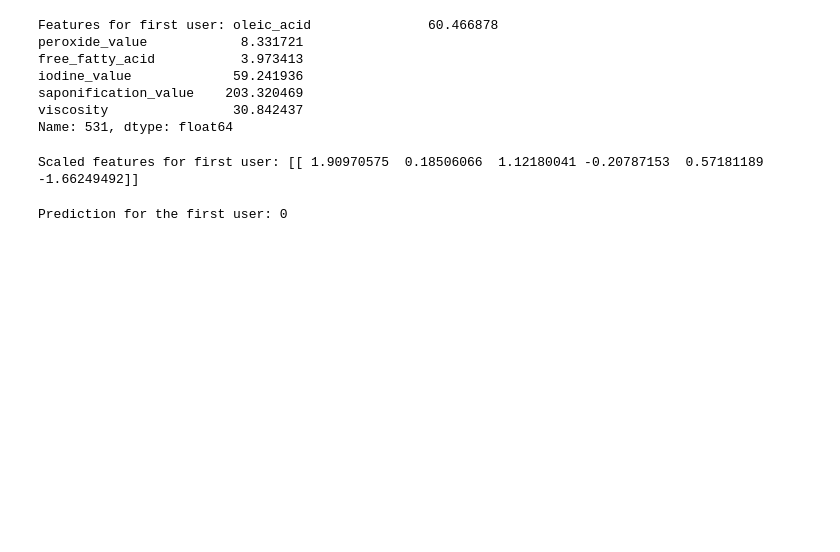
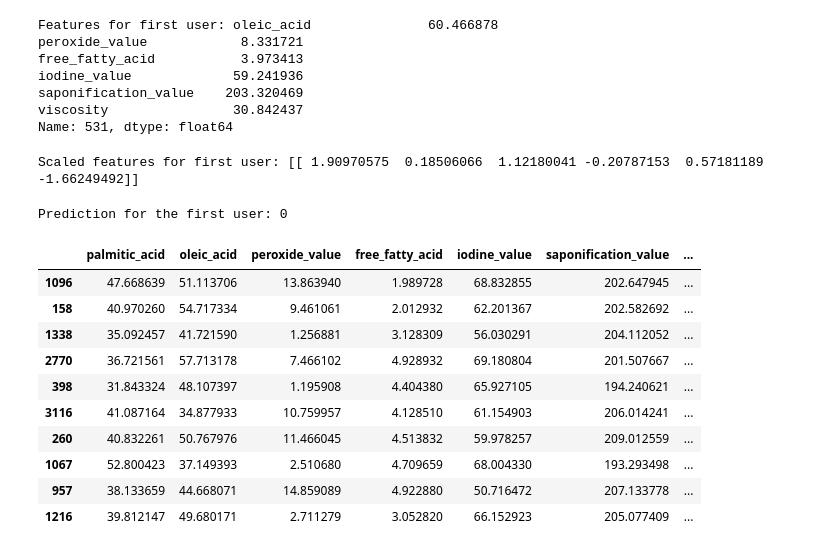
Before and after one commit to joedetDS/palmoil-prediction-system, a Jupyter notebook: OilAdulteration.ipynb, the cells around one changed output. Cells and saved outputs as stored; diff of their text form; code cells hidden in the pictures; blank space fills up the shorter version.

```diff
--- a/OilAdulteration.ipynb
+++ b/OilAdulteration.ipynb
@@ -385,3 +386,17 @@ prediction = loaded_rf.predict(first_user_scaled)
 print("Prediction for the first user:", prediction[0])
 # %% [output]
 Prediction for the first user: 0
+# %%
+df.sample(10)
+# %% [output]
+|  | palmitic_acid | oleic_acid | peroxide_value | free_fatty_acid | iodine_value | saponification_value | ... |
+| 1096 | 47.668639 | 51.113706 | 13.863940 | 1.989728 | 68.832855 | 202.647945 | ... |
+| 158 | 40.970260 | 54.717334 | 9.461061 | 2.012932 | 62.201367 | 202.582692 | ... |
+| 1338 | 35.092457 | 41.721590 | 1.256881 | 3.128309 | 56.030291 | 204.112052 | ... |
+| 2770 | 36.721561 | 57.713178 | 7.466102 | 4.928932 | 69.180804 | 201.507667 | ... |
+| 398 | 31.843324 | 48.107397 | 1.195908 | 4.404380 | 65.927105 | 194.240621 | ... |
+| 3116 | 41.087164 | 34.877933 | 10.759957 | 4.128510 | 61.154903 | 206.014241 | ... |
+| 260 | 40.832261 | 50.767976 | 11.466045 | 4.513832 | 59.978257 | 209.012559 | ... |
+| 1067 | 52.800423 | 37.149393 | 2.510680 | 4.709659 | 68.004330 | 193.293498 | ... |
+| 957 | 38.133659 | 44.668071 | 14.859089 | 4.922880 | 50.716472 | 207.133778 | ... |
+| 1216 | 39.812147 | 49.680171 | 2.711279 | 3.052820 | 66.152923 | 205.077409 | ... |
```
Also changed, not shown: parts of 6 cells of this notebook.
